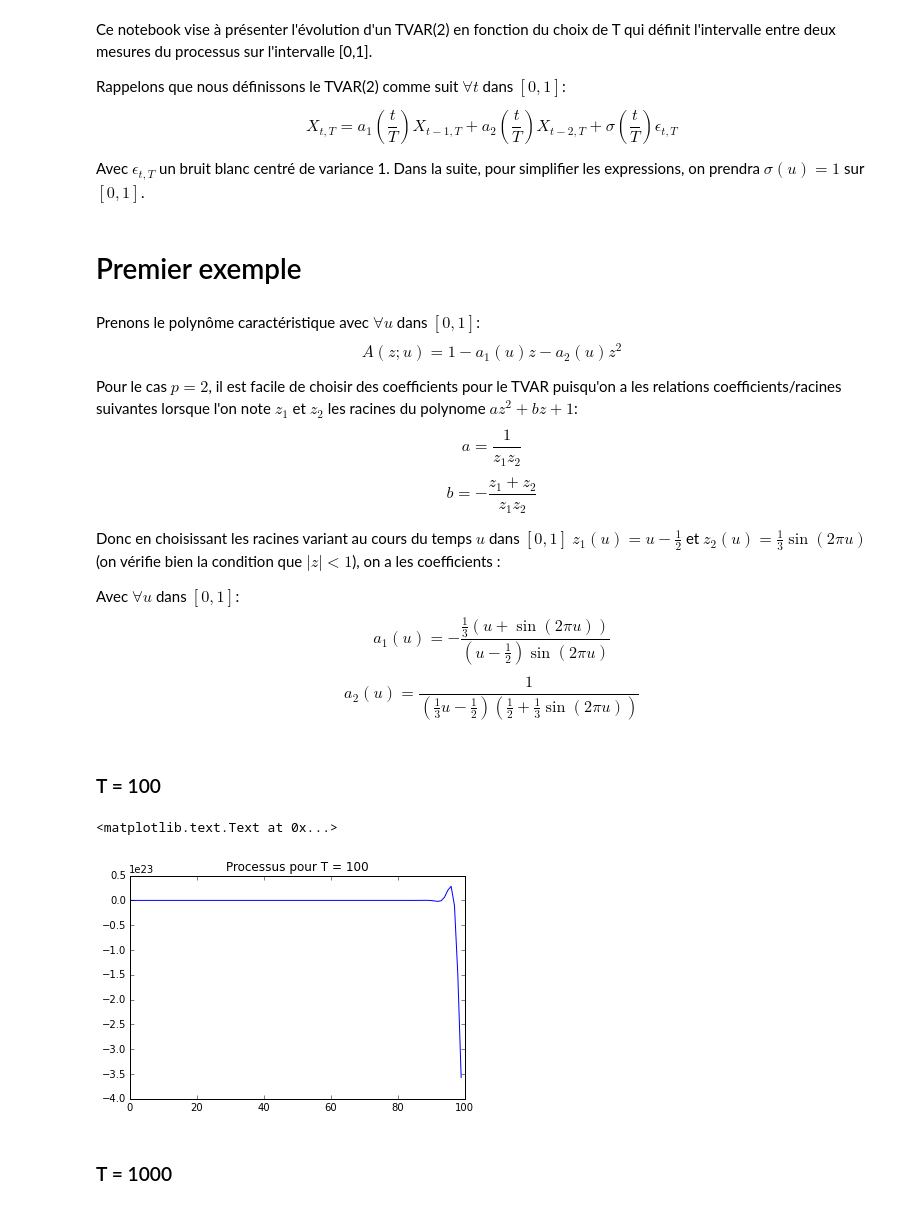
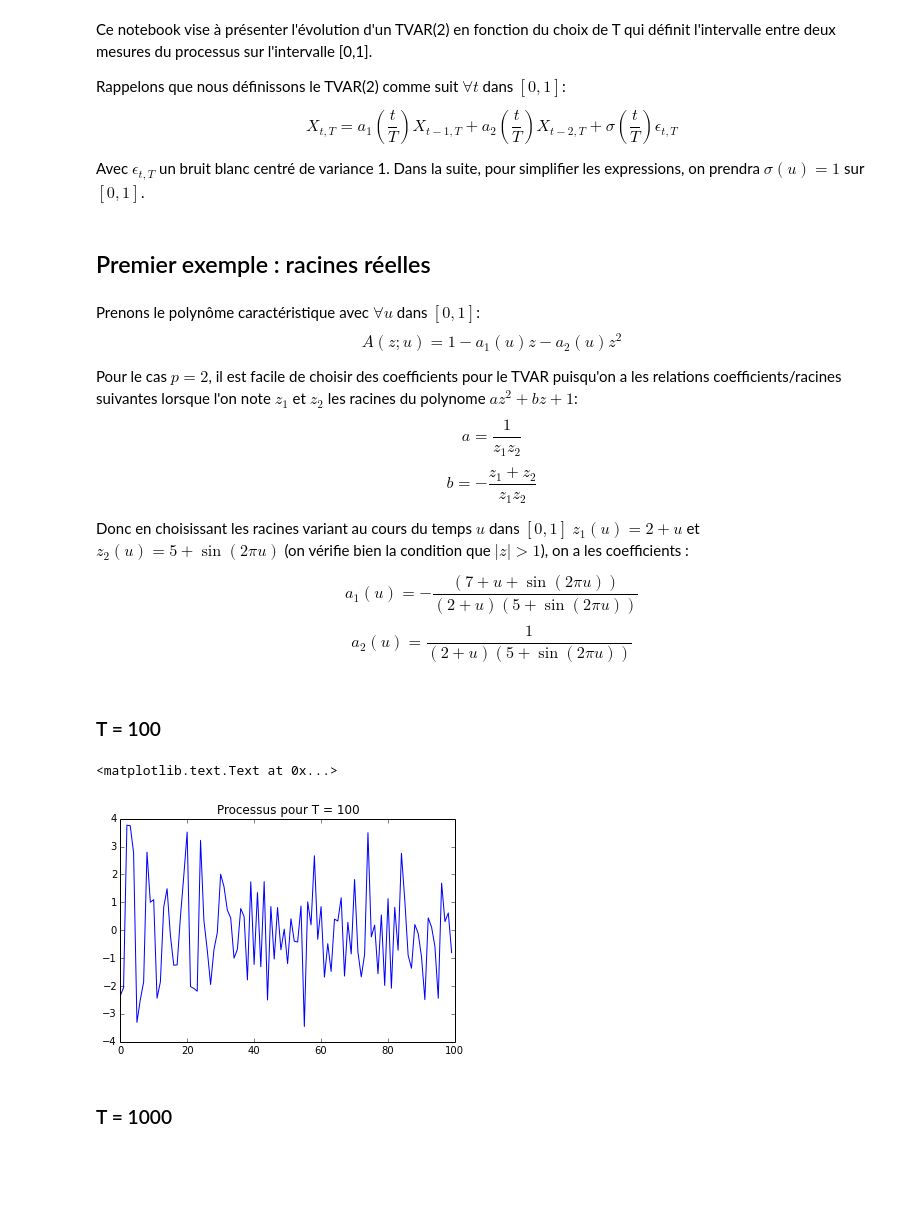
Before and after one commit to jngod2011/TVAR_Prediction, a Jupyter notebook: SIGMA205_exemple_TVAR(2).ipynb, the cells around one changed output. Cells and saved outputs as stored; diff of their text form; code cells hidden in the pictures; blank space fills up the shorter version.

Commit message:
Fix des exemples TVAR(2)

```diff
--- a/SIGMA205_exemple_TVAR(2).ipynb
+++ b/SIGMA205_exemple_TVAR(2).ipynb
@@ -16,7 +16,7 @@ X_{t,T} = a_1(\frac{t}{T})X_{t-1,T} + a_2(\frac{t}{T})X_{t-2,T} + \sigma(\frac{t
 Avec $\epsilon_{t,T}$ un bruit blanc centré de variance 1.
 Dans la suite, pour simplifier les expressions, on prendra $\sigma(u)=1$ sur $[0,1]$.
 # %% [markdown]
-# Premier exemple
+## Premier exemple : racines réelles
 # %% [markdown]
 Prenons le polynôme caractéristique avec $\forall u$ dans $[0,1]$:
     \begin{equation}
@@ -31,15 +31,14 @@ a = \frac{1}{z_1 z_2}
 b = -\frac{z_1 + z_2}{z_1 z_2}
 \end{equation}
 
-Donc en choisissant les racines variant au cours du temps $u$ dans $[0,1]$ $z_1(u) = u - \frac{1}{2}$ et $z_2(u) = \frac{1}{3} \sin(2 \pi u)$ (on vérifie bien la condition que $|z| < 1$), on a les coefficients :
+Donc en choisissant les racines variant au cours du temps $u$ dans $[0,1]$ $z_1(u) =  2 + u$ et $z_2(u) = 5 + \sin(2 \pi u)$ (on vérifie bien la condition que $|z| > 1$), on a les coefficients :
 
-Avec $\forall u$ dans $[0,1]$:
-    \begin{equation}
-    a_1(u) = -\frac{\frac{1}{3}(u+ \sin(2\pi u))}{(u-\frac{1}{2}) \sin(2 \pi u)}
-    \end{equation}
-    \begin{equation}
-    a_2(u) = \frac{1}{(\frac{1}{3}u-\frac{1}{2})(\frac{1}{2} + \frac{1}{3}\sin(2 \pi u))}
-    \end{equation}
+\begin{equation}
+a_1(u) = -\frac{(7 + u+ \sin(2\pi u))}{(2 + u)(5 +\sin(2 \pi u))}
+\end{equation}
+\begin{equation}
+a_2(u) = \frac{1}{(2 + u)(5 + \sin(2 \pi u))}
+\end{equation}
 # %%
 epsilon = np.random.randn(int(2e4))
 # %% [markdown]
@@ -47,26 +46,26 @@ epsilon = np.random.randn(int(2e4))
 # %%
 T = 100
 X = np.zeros(2*T)
 a_1 = np.zeros(2*T)
 a_2 = np.zeros(2*T)
 
 u = np.arange(T, dtype='double')/T
 
-a_1[T:2*T] = (u + np.sin(2 * np.pi * u)) / (3* (1./3 * u-0.5) * (0.5 + 1./3 * np.sin(2 * np.pi * u)))
-a_2[T:2*T] = 1. / ((1./3 * u-0.5) * (0.5 + 1./3 * np.sin(2 * np.pi * u)))
+a_2[T:2*T] = 1. / ((2 + u) * (5 + np.sin(2 * np.pi * u)))
+a_1[T:2*T] = - (7 + u + np.sin(2 * np.pi * u)) * a_2[T:2*T]
 
 X[0] = epsilon[0]
 X[1] = epsilon[100]
 
 for n in np.arange(2*T-2):
     X[n+2] = a_1[n+2]*X[n-1] + a_2[n+2]*X[n-2] + epsilon[(n+2)*100]
 
 t = np.arange(2*T) - T #horizon des temps
 
 plt.plot(t[T:2*T], X[T:2*T])
 plt.title("Processus pour T = 100")
 # %% [output]
 <matplotlib.text.Text at 0x...>
-[figure, old version]
+[figure, new version]
 # %% [markdown]
 ### T = 1000
```
Also changed, not shown: parts of 16 cells of this notebook.
